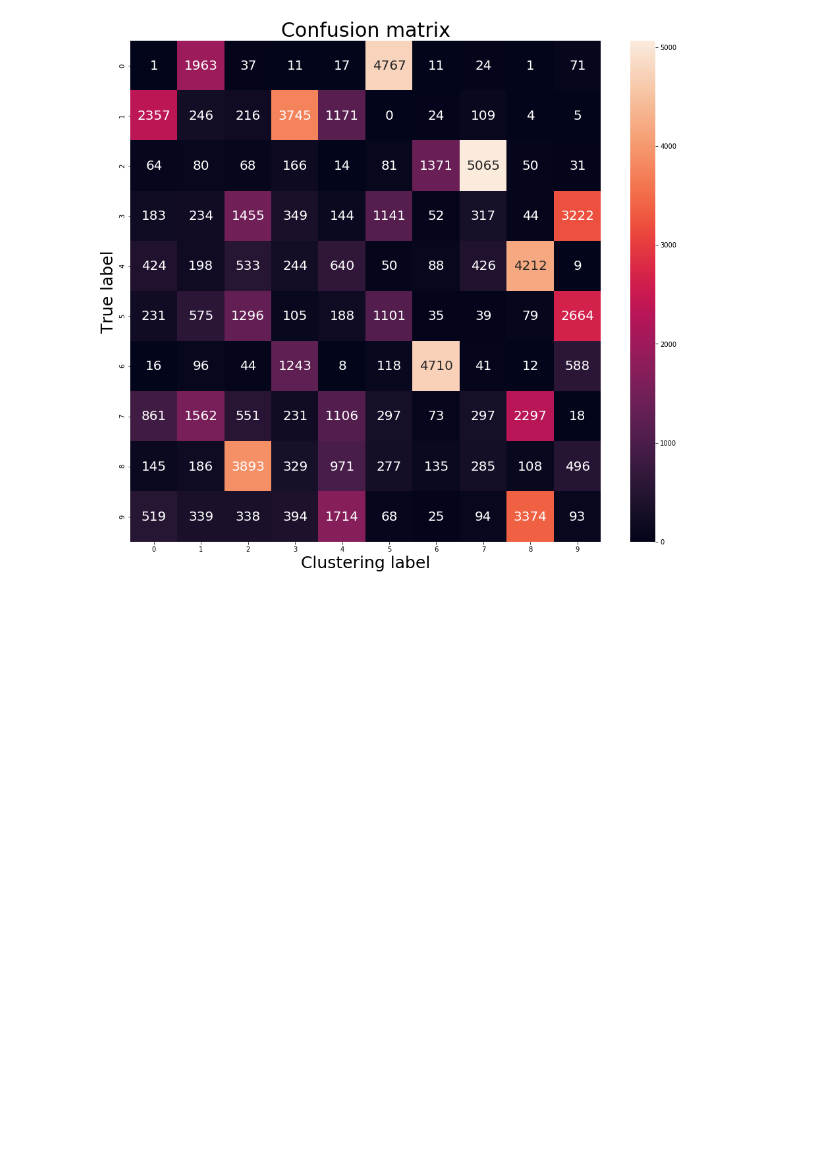
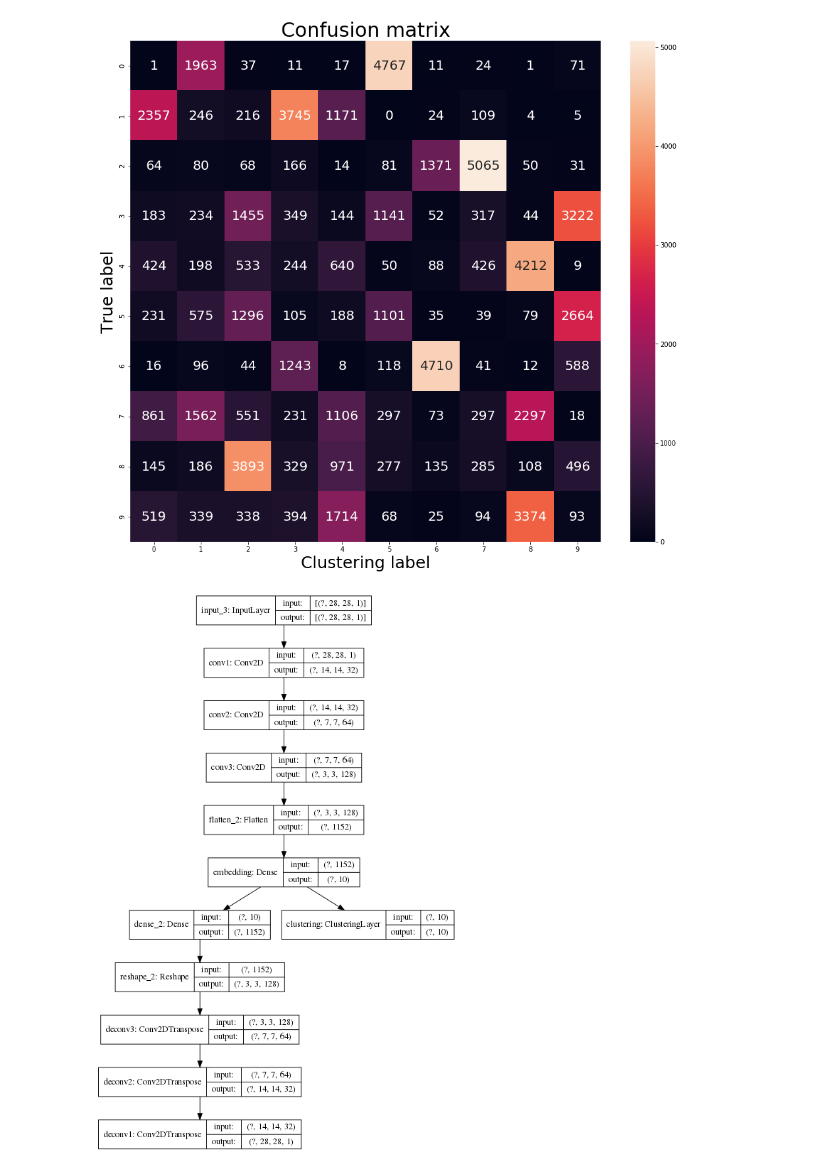
Before and after one commit to lordtt13/clustering-with-a-twist, a Jupyter notebook: Conv2D-AE.ipynb, the cells around one changed output. Drawn from its saved outputs; the diff is of its cells as text; code cells hidden in the pictures; blank space fills up the shorter version.

Commit message:
train clustering and autoencoder at same time
Signed-off-by: lordtt13 <thakurtanmay72@yahoo.com>

```diff
--- a/Conv2D-AE.ipynb
+++ b/Conv2D-AE.ipynb
@@ -172,3 +172,14 @@ plt.xlabel('Clustering label', fontsize = 25)
 plt.show()
 # %% [output]
 [figure]
+# %%
+# train clustering and autoencoder at same time
+
+autoencoder, encoder = autoencoder_conv2d.autoencoderConv2D_1()
+clustering_layer = ClusteringLayer(10, name = 'clustering')(encoder.output)
+model = tf.keras.models.Model(inputs = encoder.input,
+                           outputs = [clustering_layer, autoencoder.output])
+# %%
+tf.keras.utils.plot_model(model, show_shapes = True, dpi = 64)
+# %% [output]
+[figure, added]
```
